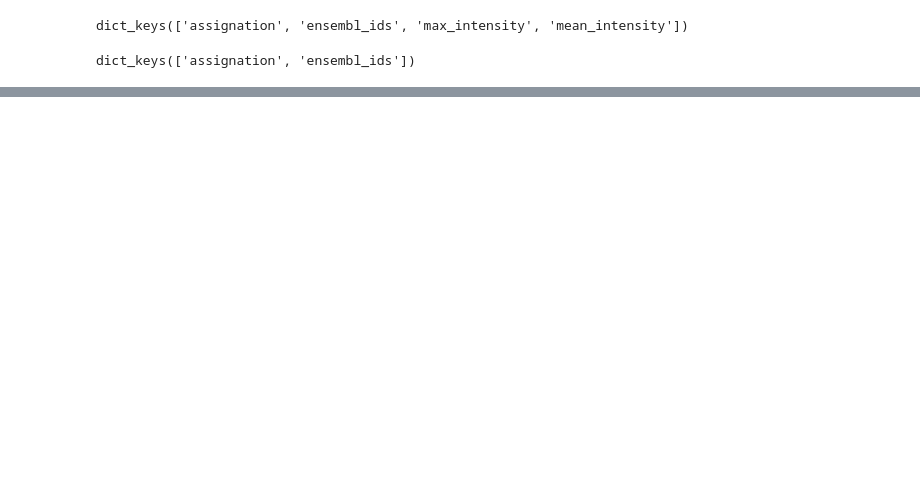
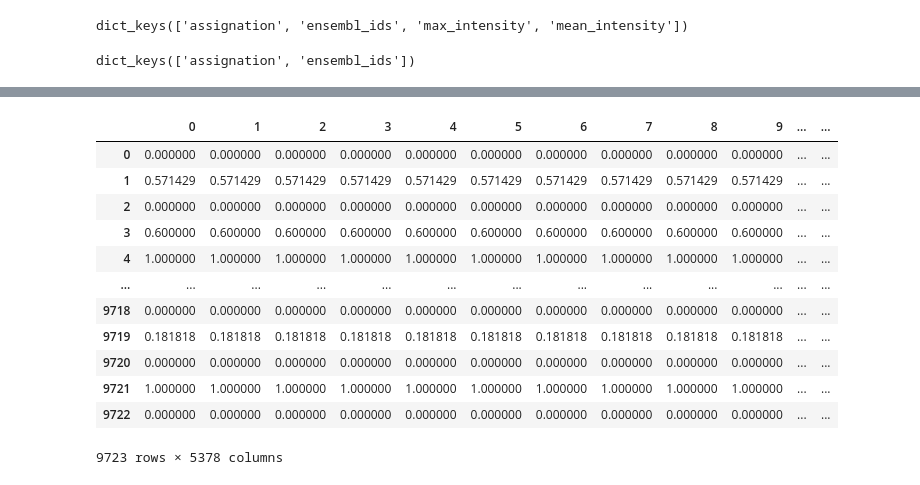
Before and after one commit to trangle1302/2D_shapespace, a Jupyter notebook: notebooks/Clusters.ipynb, the cells around one changed output, grey strips where cells are left out. Cells and saved outputs as stored; diff of their text form; code cells hidden in the pictures; blank space fills up the shorter version.

```diff
--- a/notebooks/Clusters.ipynb
+++ b/notebooks/Clusters.ipynb
@@ -173,0 +126,16 @@ plt.hist(mappings.gene_names.value_counts().values)
+# %%
+mappings
+# %% [output]
+|  | 0 | 1 | 2 | 3 | 4 | 5 | 6 | 7 | 8 | 9 | ... | ... |
+| 0 | 0.000000 | 0.000000 | 0.000000 | 0.000000 | 0.000000 | 0.000000 | 0.000000 | 0.000000 | 0.000000 | 0.000000 | ... | ... |
+| 1 | 0.571429 | 0.571429 | 0.571429 | 0.571429 | 0.571429 | 0.571429 | 0.571429 | 0.571429 | 0.571429 | 0.571429 | ... | ... |
+| 2 | 0.000000 | 0.000000 | 0.000000 | 0.000000 | 0.000000 | 0.000000 | 0.000000 | 0.000000 | 0.000000 | 0.000000 | ... | ... |
+| 3 | 0.600000 | 0.600000 | 0.600000 | 0.600000 | 0.600000 | 0.600000 | 0.600000 | 0.600000 | 0.600000 | 0.600000 | ... | ... |
+| 4 | 1.000000 | 1.000000 | 1.000000 | 1.000000 | 1.000000 | 1.000000 | 1.000000 | 1.000000 | 1.000000 | 1.000000 | ... | ... |
+| ... | ... | ... | ... | ... | ... | ... | ... | ... | ... | ... | ... | ... |
+| 9718 | 0.000000 | 0.000000 | 0.000000 | 0.000000 | 0.000000 | 0.000000 | 0.000000 | 0.000000 | 0.000000 | 0.000000 | ... | ... |
+| 9719 | 0.181818 | 0.181818 | 0.181818 | 0.181818 | 0.181818 | 0.181818 | 0.181818 | 0.181818 | 0.181818 | 0.181818 | ... | ... |
+| 9720 | 0.000000 | 0.000000 | 0.000000 | 0.000000 | 0.000000 | 0.000000 | 0.000000 | 0.000000 | 0.000000 | 0.000000 | ... | ... |
+| 9721 | 1.000000 | 1.000000 | 1.000000 | 1.000000 | 1.000000 | 1.000000 | 1.000000 | 1.000000 | 1.000000 | 1.000000 | ... | ... |
+| 9722 | 0.000000 | 0.000000 | 0.000000 | 0.000000 | 0.000000 | 0.000000 | 0.000000 | 0.000000 | 0.000000 | 0.000000 | ... | ... |
+9723 rows × 5378 columns
```
Also changed, not shown: parts of 18 cells of this notebook.
